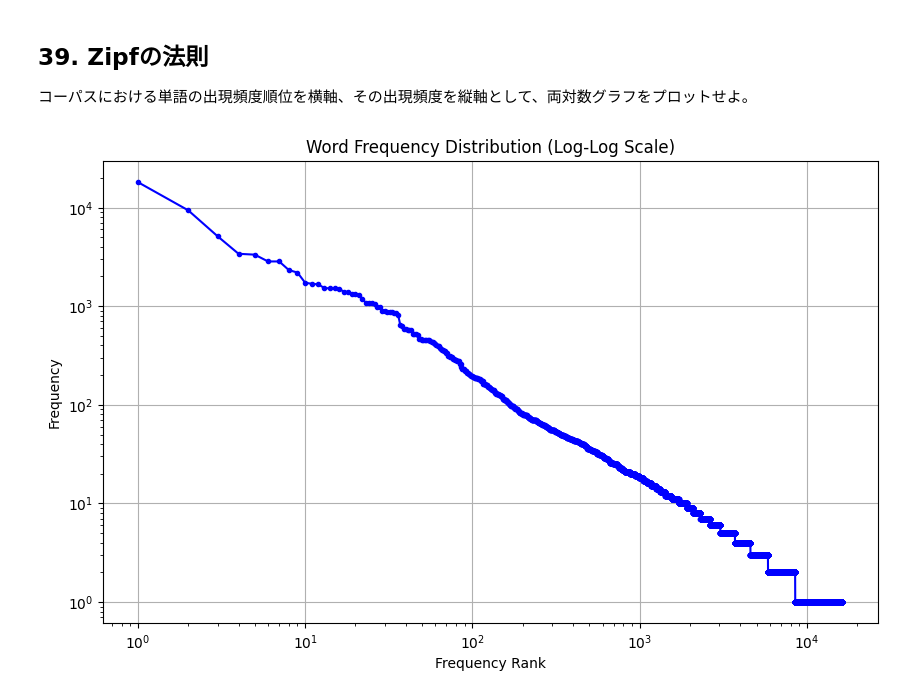
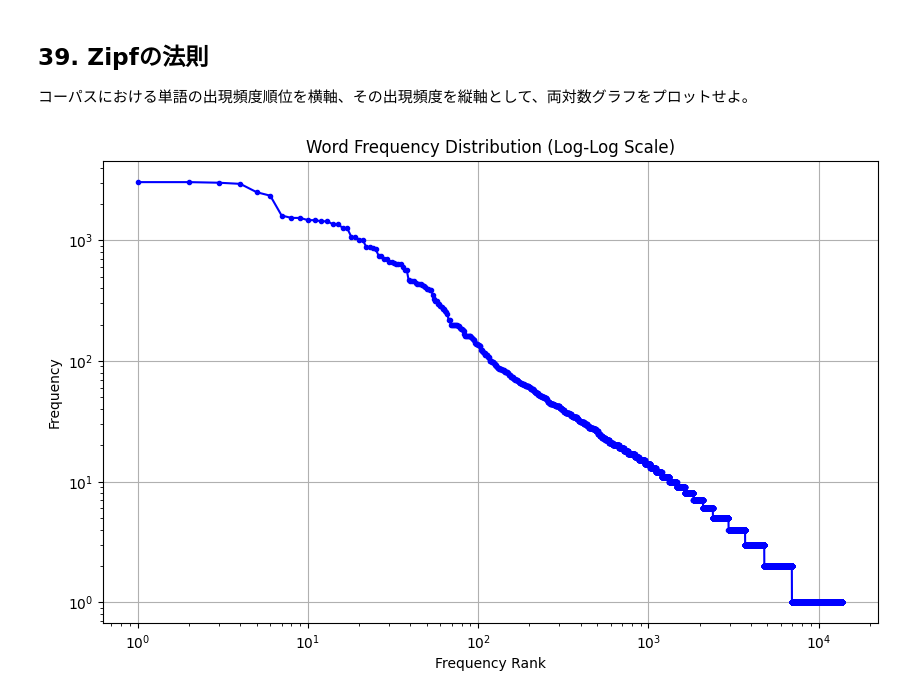
Before and after one commit to white02901/100nock, a Jupyter notebook: ja/ch04.ipynb, the cells around one changed output. Cells and saved outputs as stored; diff of their text form; code cells hidden in the pictures.

```diff
--- a/ja/ch04.ipynb
+++ b/ja/ch04.ipynb
@@ -211,25 +289,29 @@ for token in doc:
 # %%
 import gzip
 import json
+import re
 
 path = 'jawiki-country.json.gz'
 all_text = ''
 with gzip.open(path, 'rt', encoding='utf-8') as f:
-  for line in f:
-    all_text += json.loads(line)['text']
+    for line in f:
+      if(json.loads(line)['title'] == '日本'):
+        all_text += json.loads(line)['text']
+
+all_text = re.sub(r'\'{2,5}', '', all_text)
+all_text = re.sub(r'\[\[(?!ファイル)([^\|]+?)\]\]', r'\1', all_text)
+all_text = re.sub(r'\[\[(?!ファイル)(?:[^\|]*)\|*(.*?)\]\]', r'\1', all_text)
+all_text = re.sub(r'\{\{[^\|]+?\}\}', '', all_text)
+all_text = re.sub(r'\{\{(?:lang|仮リンク)(?:.*?)\|([^\|]*?)\}\}', r'\1', all_text)
+all_text = re.sub(r'\{\{.+?\}\}', '', all_text)
+all_text = re.sub(r'<.+?>', '', all_text)
+all_text = re.sub(r'\[\[ファイル:([^\|]+?)\|.*?\]\]', r'\1', all_text)
+all_text = re.sub(r'\[.+?\]', '', all_text)
 # %%
-import gzip
-import json
 from collections import Counter
 import MeCab
 import ipadic
 
-path = 'jawiki-country.json.gz'
-all_text = ''
-with gzip.open(path, 'rt', encoding='utf-8') as f:
-    for line in f:
-      if(json.loads(line)['title'] == '日本'):
-        all_text += json.loads(line)['text']
 # MeCabの初期化 (Owakatiなし)
 mecab = MeCab.Tagger(ipadic.MECAB_ARGS)
 
@@ -272,18 +354,10 @@ for word, count in top_20:
 ## 37. 名詞の出現頻度
 コーパスにおける名詞の出現頻度を求め、出現頻度の高い20語とその出現頻度を表示せよ。
 # %%
-import gzip
-import json
 from collections import Counter
 import MeCab
 import ipadic
 
-path = 'jawiki-country.json.gz'
-all_text = ''
-with gzip.open(path, 'rt', encoding='utf-8') as f:
-    for line in f:
-      if(json.loads(line)['title'] == '日本'):
-        all_text += json.loads(line)['text']
 # MeCabの初期化 (Owakatiなし)
 mecab = MeCab.Tagger(ipadic.MECAB_ARGS)
 
@@ -397,45 +459,36 @@ for term, tfidf in top_20_tfidf:
 ## 39. Zipfの法則
 コーパスにおける単語の出現頻度順位を横軸、その出現頻度を縦軸として、両対数グラフをプロットせよ。
 # %%
-import gzip
-import json
 from collections import Counter
 import MeCab
 import ipadic
 import math
 import numpy as np
 import matplotlib.pyplot as plt
-
-path = 'jawiki-country.json.gz'
-all_text = ''
-with gzip.open(path, 'rt', encoding='utf-8') as f:
-    for line in f:
-      if(json.loads(line)['title'] == '日本'):
-        all_text += json.loads(line)['text']
 
 # MeCabの初期化 (Owakatiなし)
 mecab = MeCab.Tagger(ipadic.MECAB_ARGS)
 
 # テキストを形態素解析し、単語リストを取得
 words = mecab.parse(all_text).split()
 
 # 単語の出現頻度を計算
 word_counts = Counter(words)
 
 # 出現頻度で降順にソート
 sorted_word_counts = sorted(word_counts.items(), key=lambda item: item[1], reverse=True)
 
 # 順位と出現頻度のリストを作成
 ranks = np.arange(1, len(sorted_word_counts) + 1)
 frequencies = [count for word, count in sorted_word_counts]
 
 # 両対数プロット
 plt.figure(figsize=(10, 6))
 plt.loglog(ranks, frequencies, marker='.', linestyle='-', color='blue')
 plt.xlabel('Frequency Rank')
 plt.ylabel('Frequency')
 plt.title('Word Frequency Distribution (Log-Log Scale)')
 plt.grid(True)
 plt.show()
 # %% [output]
-[figure, old version]
+[figure, new version]
```
Also changed, not shown: parts of 9 cells of this notebook.
